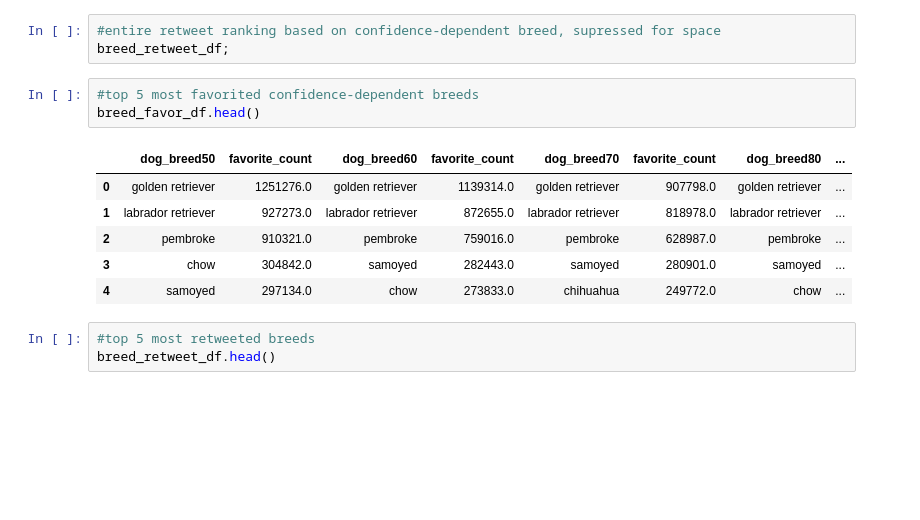
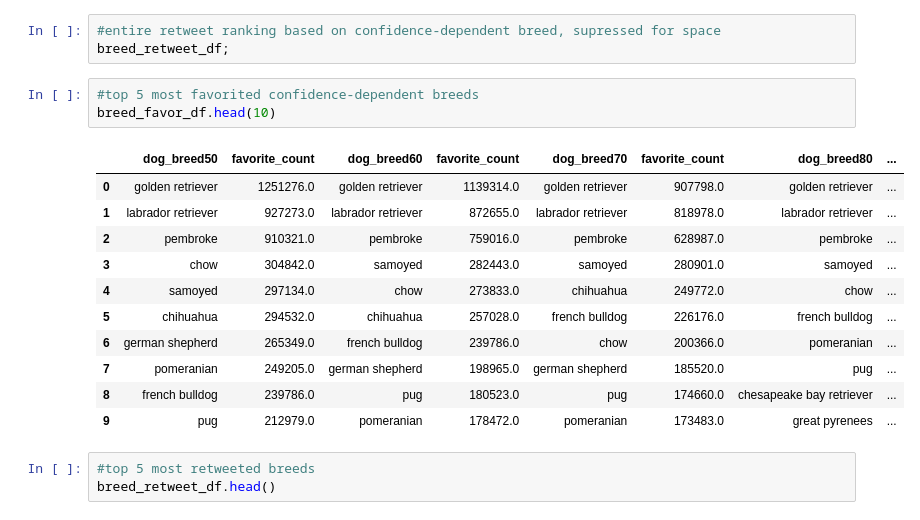
Before and after one commit to jmlam/Ud-Data-Wrangle, a Jupyter notebook: WeRateDogs/wrangle_act.ipynb, the cells around one changed output. Saved outputs shown, nothing was run; the diff lists cells and outputs as text; blank space fills up the shorter version.

```diff
--- a/WeRateDogs/wrangle_act.ipynb
+++ b/WeRateDogs/wrangle_act.ipynb
@@ -1210,14 +1210,19 @@ breed_favor_df;
 breed_retweet_df;
 # %%
 #top 5 most favorited confidence-dependent breeds
-breed_favor_df.head()
+breed_favor_df.head(10)
 # %% [output]
 |  | dog_breed50 | favorite_count | dog_breed60 | favorite_count | dog_breed70 | favorite_count | dog_breed80 | ... |
 | 0 | golden retriever | 1251276.0 | golden retriever | 1139314.0 | golden retriever | 907798.0 | golden retriever | ... |
 | 1 | labrador retriever | 927273.0 | labrador retriever | 872655.0 | labrador retriever | 818978.0 | labrador retriever | ... |
 | 2 | pembroke | 910321.0 | pembroke | 759016.0 | pembroke | 628987.0 | pembroke | ... |
 | 3 | chow | 304842.0 | samoyed | 282443.0 | samoyed | 280901.0 | samoyed | ... |
 | 4 | samoyed | 297134.0 | chow | 273833.0 | chihuahua | 249772.0 | chow | ... |
+| 5 | chihuahua | 294532.0 | chihuahua | 257028.0 | french bulldog | 226176.0 | french bulldog | ... |
+| 6 | german shepherd | 265349.0 | french bulldog | 239786.0 | chow | 200366.0 | pomeranian | ... |
+| 7 | pomeranian | 249205.0 | german shepherd | 198965.0 | german shepherd | 185520.0 | pug | ... |
+| 8 | french bulldog | 239786.0 | pug | 180523.0 | pug | 174660.0 | chesapeake bay retriever | ... |
+| 9 | pug | 212979.0 | pomeranian | 178472.0 | pomeranian | 173483.0 | great pyrenees | ... |
 # %%
 #top 5 most retweeted breeds
 breed_retweet_df.head()
```
Also changed, not shown: parts of 12 cells of this notebook, 3 other files.
